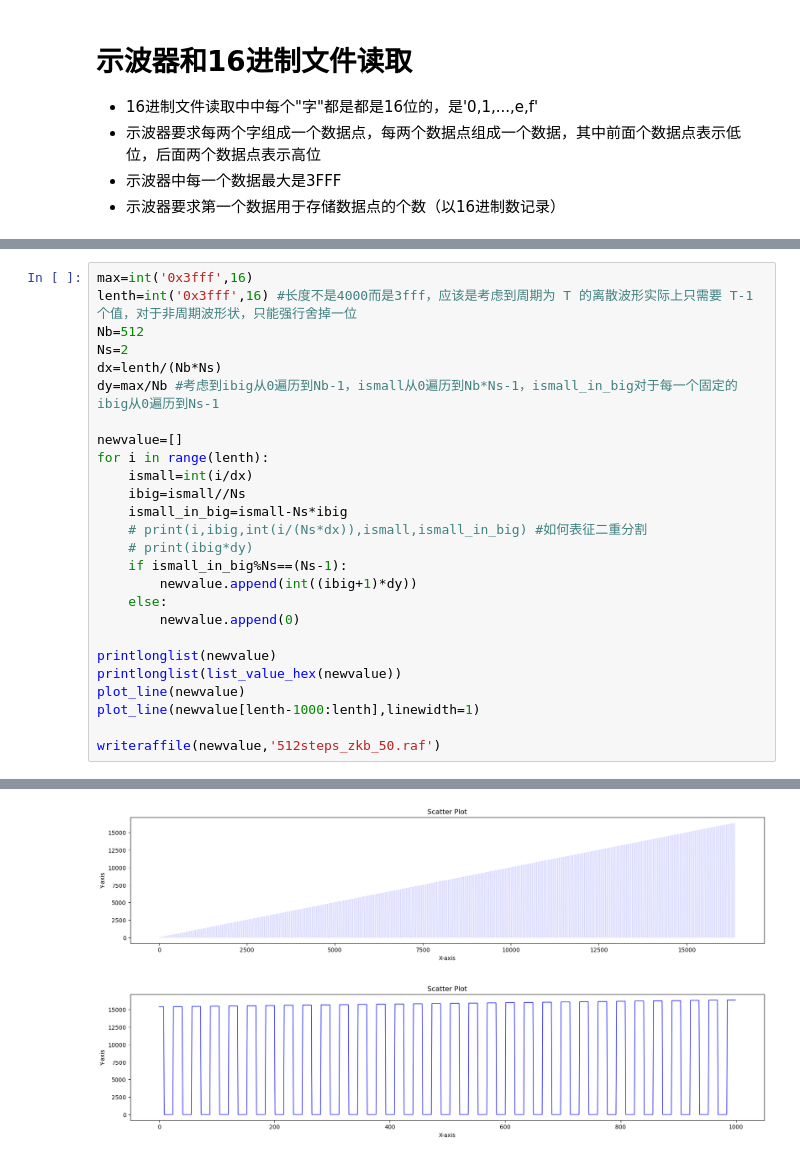
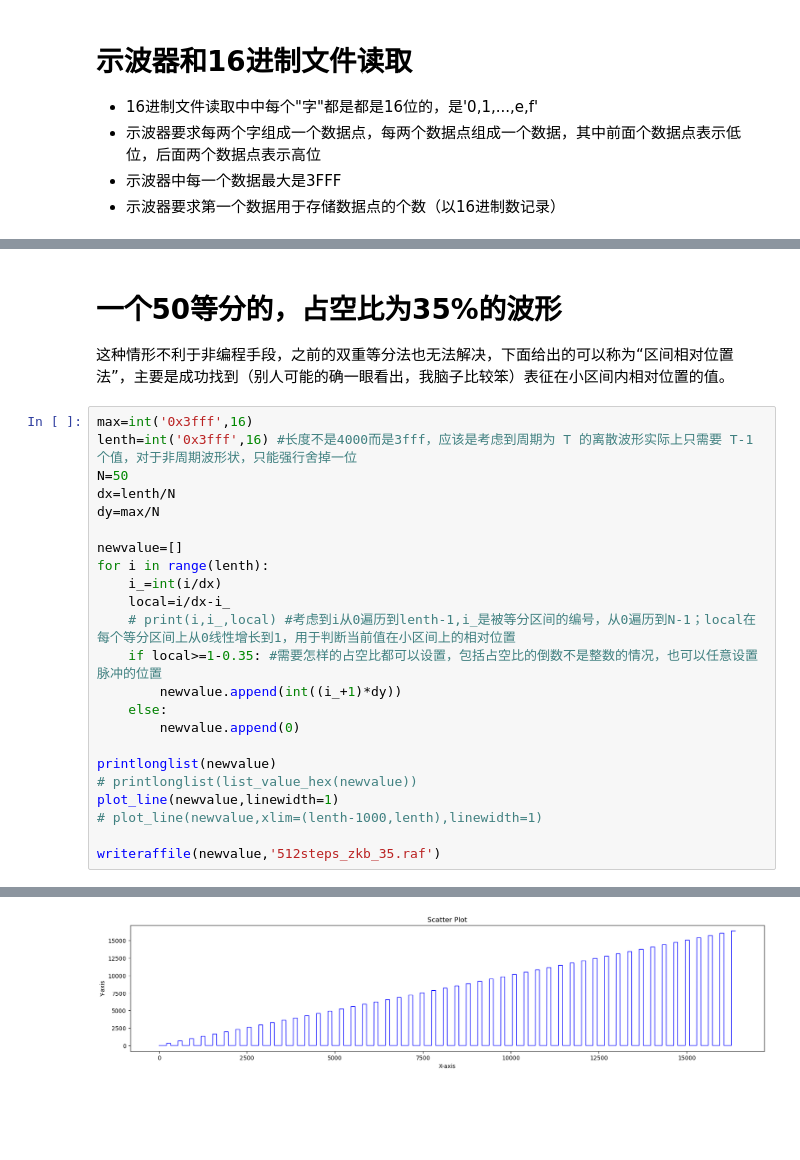
Before and after one commit to Xuanyiyiren/Oscilloscope-waveform-editing, a Jupyter notebook: 波形编辑.ipynb, the cells around one changed output, grey strips where cells are left out. Cells and saved outputs as stored; diff of their text form; blank space fills up the shorter version.

```diff
--- a/波形编辑.ipynb
+++ b/波形编辑.ipynb
@@ -165,31 +160,32 @@ writeraffile(newvalue,'512steps_zkb_25.raf')
 00 00 00 00 00 00 00 00 00 00 00 00 00 00 00 00 df 3f df 3f df 3f df 3f df 3f df 3f df 3f df 3f
 00 00 00 00 00 00 00 00 00 00 00 00 00 00 00 00 00 00 00 00 00 00 00 00 00 00 00 00 00 00 00 00
 00 00 00 00 00 00 00 00 00 00 00 00 00 00 00 00 ff 3f ff 3f ff 3f ff 3f ff 3f ff 3f ff 3f
+# %% [markdown]
+# 一个50等分的，占空比为35%的波形
+
+这种情形不利于非编程手段，之前的双重等分法也无法解决，下面给出的可以称为“区间相对位置法”，主要是成功找到（别人可能的确一眼看出，我脑子比较笨）表征在小区间内相对位置的值。
 # %%
 max=int('0x3fff',16)
 lenth=int('0x3fff',16) #长度不是4000而是3fff，应该是考虑到周期为 T 的离散波形实际上只需要 T-1 个值，对于非周期波形状，只能强行舍掉一位
-Nb=512
-Ns=2
-dx=lenth/(Nb*Ns)
-dy=max/Nb #考虑到ibig从0遍历到Nb-1，ismall从0遍历到Nb*Ns-1，ismall_in_big对于每一个固定的ibig从0遍历到Ns-1
+N=50
+dx=lenth/N
+dy=max/N
 
 newvalue=[]
 for i in range(lenth):
-    ismall=int(i/dx)
-    ibig=ismall//Ns
-    ismall_in_big=ismall-Ns*ibig
-    # print(i,ibig,int(i/(Ns*dx)),ismall,ismall_in_big) #如何表征二重分割
-    # print(ibig*dy)
-    if ismall_in_big%Ns==(Ns-1):
-        newvalue.append(int((ibig+1)*dy))
+    i_=int(i/dx)
+    local=i/dx-i_
+    # print(i,i_,local) #考虑到i从0遍历到lenth-1,i_是被等分区间的编号，从0遍历到N-1；local在每个等分区间上从0线性增长到1，用于判断当前值在小区间上的相对位置
+    if local>=1-0.35: #需要怎样的占空比都可以设置，包括占空比的倒数不是整数的情况，也可以任意设置脉冲的位置
+        newvalue.append(int((i_+1)*dy))
     else:
         newvalue.append(0)
 
 printlonglist(newvalue)
-printlonglist(list_value_hex(newvalue))
-plot_line(newvalue)
-plot_line(newvalue[lenth-1000:lenth],linewidth=1)
+# printlonglist(list_value_hex(newvalue))
+plot_line(newvalue,linewidth=1)
+# plot_line(newvalue,xlim=(lenth-1000,lenth),linewidth=1)
 
-writeraffile(newvalue,'512steps_zkb_50.raf')
+writeraffile(newvalue,'512steps_zkb_35.raf')
 # %% [output]
 0     0     0     0     0     0     0     0     0     0     0     0     0     0     0     0
@@ -212,4 +208,3 @@ writeraffile(newvalue,'512steps_zkb_50.raf')
-[figure, old version]
+[figure, new version]
-[figure, removed]
 出去开头的0080，写入的数据为:
 00 00 00 00 00 00 00 00 00 00 00 00 00 00 00 00 00 00 00 00 00 00 00 00 00 00 00 00 00 00 00 00
```
Also changed, not shown: parts of 7 cells of this notebook.
